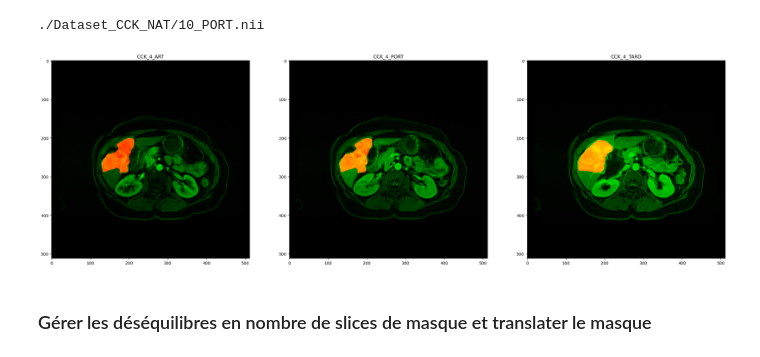
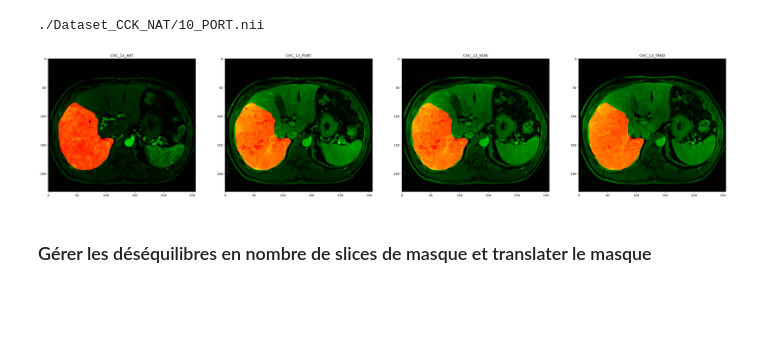
Before and after one commit to AlexandreSelvestre/Stage-3A, a Jupyter notebook: recaler.ipynb, the cells around one changed output. Cells and saved outputs as stored; diff of their text form; code cells hidden in the pictures; blank space fills up the shorter version.

```diff
--- a/recaler.ipynb
+++ b/recaler.ipynb
@@ -54,11 +54,14 @@ def show_all_time(num = None, key = None, slices = None, li_mask_external = None
     size = len(names)
     plt.subplots(1, size, figsize = (size*10, 10))
     for i,name in enumerate(names):
-        mask_superpose_simple(name, slice_num = slices[i], other_mask = li_mask_external[i], num = i+1, max_num = size, legend = name.split('/')[-2].split('_')[1] + "_" + name.split('/')[-1].split('.')[0])
+        slice_img = sitk.ReadImage(name)[:,:,slices[i]]
+        name_mask = name.replace('_NAT','').replace('.nii','_masked.nii')
+        slice_mask = sitk.ReadImage(name_mask)[:,:,slices[i]]
+        mask_superpose_simple(slice_img, slice_mask, other_mask = li_mask_external[i], num = i+1, max_num = size, legend = name.split('/')[-2].split('_')[1] + "_" + name.split('/')[-1].split('.')[0])
 # %%
-show_all_time(num = 3)
+show_all_time(num = 30)
 # %% [output]
-[figure, old version]
+[figure, new version]
 # %% [markdown]
 ### Gérer les déséquilibres en nombre de slices de masque et translater le masque
 # %%
```
Also changed, not shown: parts of 2 cells of this notebook, 8 other files.
